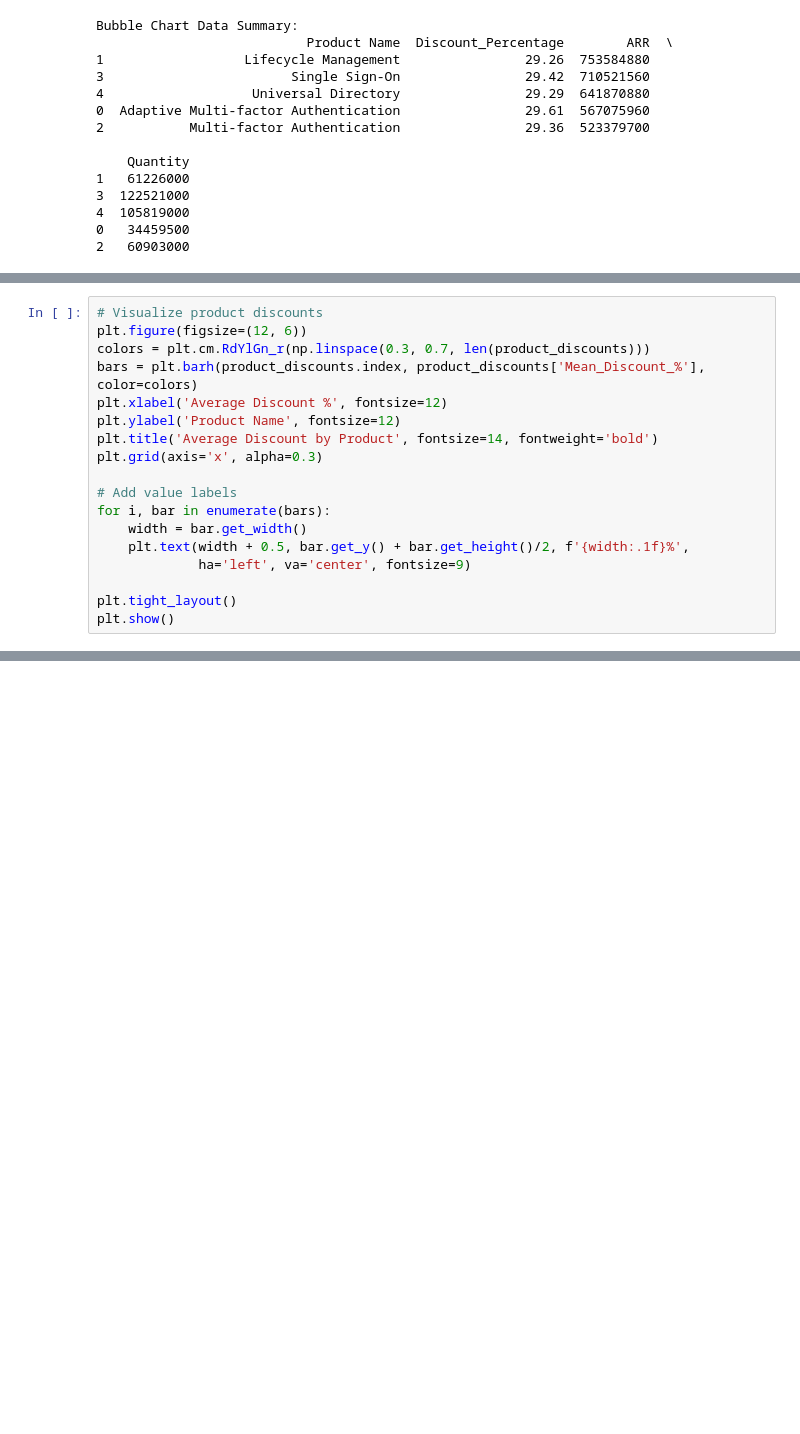
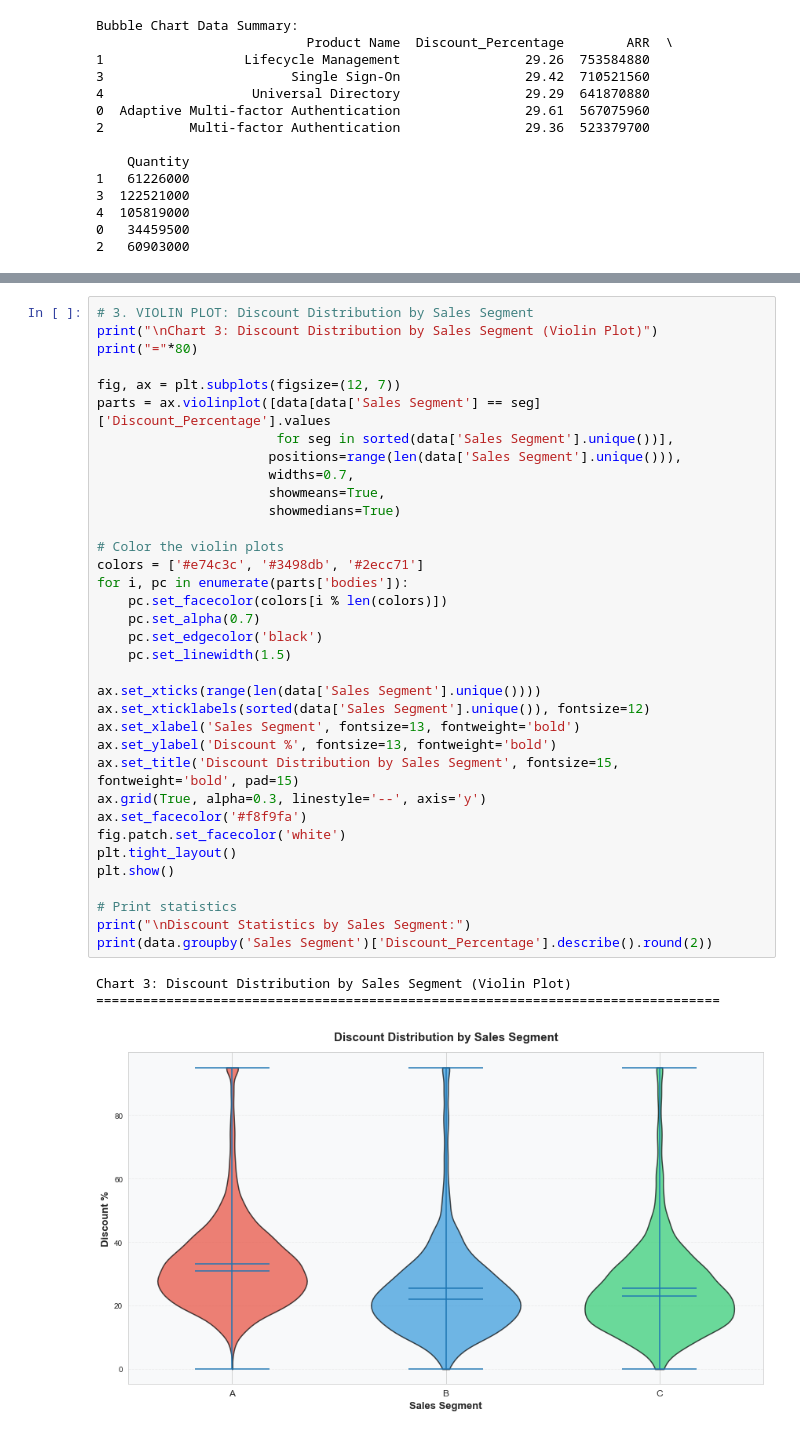
Before and after one commit to juileebhosale/Pricing_Discount_Strategy, a Jupyter notebook: Solution_notebook.ipynb, the cells around one changed output, grey strips where cells are left out. Drawn from its saved outputs; the diff is of its cells as text; blank space fills up the shorter version.

```diff
--- a/Solution_notebook.ipynb
+++ b/Solution_notebook.ipynb
@@ -244,18 +214,0 @@ Lifecycle Management                              6751       6751
-# %%
-# Visualize product discounts
-plt.figure(figsize=(12, 6))
-colors = plt.cm.RdYlGn_r(np.linspace(0.3, 0.7, len(product_discounts)))
-bars = plt.barh(product_discounts.index, product_discounts['Mean_Discount_%'], color=colors)
-plt.xlabel('Average Discount %', fontsize=12)
-plt.ylabel('Product Name', fontsize=12)
-plt.title('Average Discount by Product', fontsize=14, fontweight='bold')
-plt.grid(axis='x', alpha=0.3)
-
-# Add value labels
-for i, bar in enumerate(bars):
-    width = bar.get_width()
-    plt.text(width + 0.5, bar.get_y() + bar.get_height()/2, f'{width:.1f}%',
-             ha='left', va='center', fontsize=9)
-
-plt.tight_layout()
-plt.show()
@@ -263,0 +523,39 @@ plt.show()
+# %%
+# 3. VIOLIN PLOT: Discount Distribution by Sales Segment
+print("\nChart 3: Discount Distribution by Sales Segment (Violin Plot)")
+print("="*80)
+
+fig, ax = plt.subplots(figsize=(12, 7))
+parts = ax.violinplot([data[data['Sales Segment'] == seg]['Discount_Percentage'].values
+                       for seg in sorted(data['Sales Segment'].unique())],
+                      positions=range(len(data['Sales Segment'].unique())),
+                      widths=0.7,
+                      showmeans=True,
+                      showmedians=True)
+
+# Color the violin plots
+colors = ['#e74c3c', '#3498db', '#2ecc71']
+for i, pc in enumerate(parts['bodies']):
+    pc.set_facecolor(colors[i % len(colors)])
+    pc.set_alpha(0.7)
+    pc.set_edgecolor('black')
+    pc.set_linewidth(1.5)
+
+ax.set_xticks(range(len(data['Sales Segment'].unique())))
+ax.set_xticklabels(sorted(data['Sales Segment'].unique()), fontsize=12)
+ax.set_xlabel('Sales Segment', fontsize=13, fontweight='bold')
+ax.set_ylabel('Discount %', fontsize=13, fontweight='bold')
+ax.set_title('Discount Distribution by Sales Segment', fontsize=15, fontweight='bold', pad=15)
+ax.grid(True, alpha=0.3, linestyle='--', axis='y')
+ax.set_facecolor('#f8f9fa')
+fig.patch.set_facecolor('white')
+plt.tight_layout()
+plt.show()
+
+# Print statistics
+print("\nDiscount Statistics by Sales Segment:")
+print(data.groupby('Sales Segment')['Discount_Percentage'].describe().round(2))
+# %% [output]
+Chart 3: Discount Distribution by Sales Segment (Violin Plot)
+================================================================================
+[figure, added]
```
Also changed, not shown: parts of 31 cells of this notebook.
